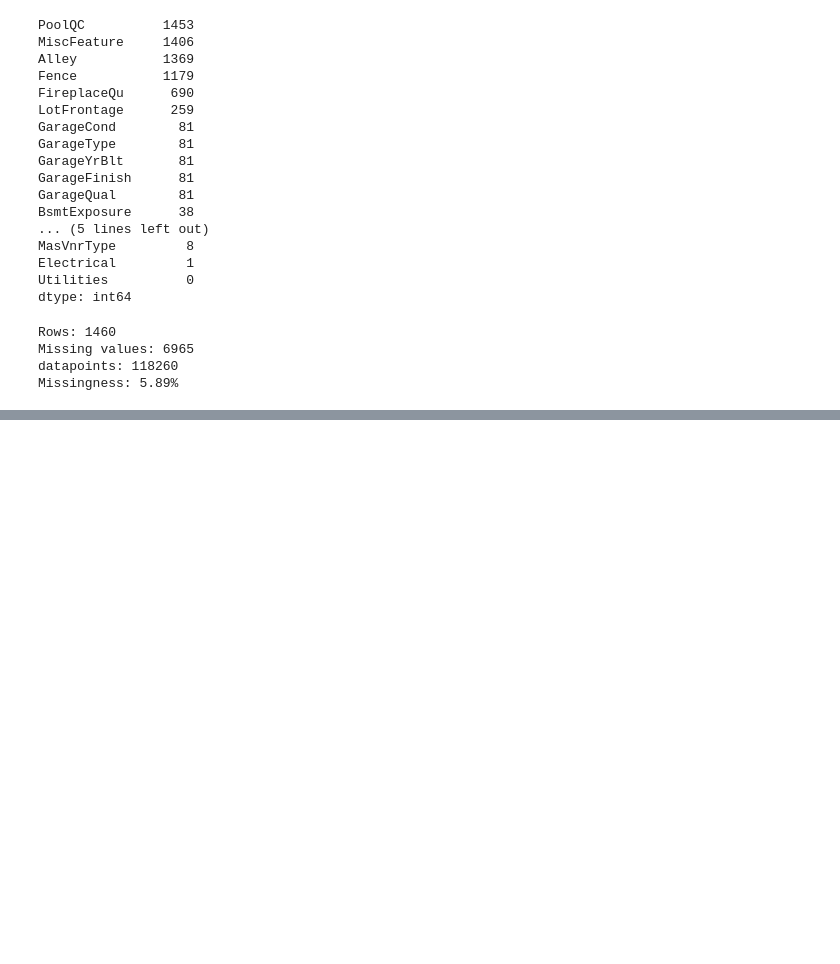
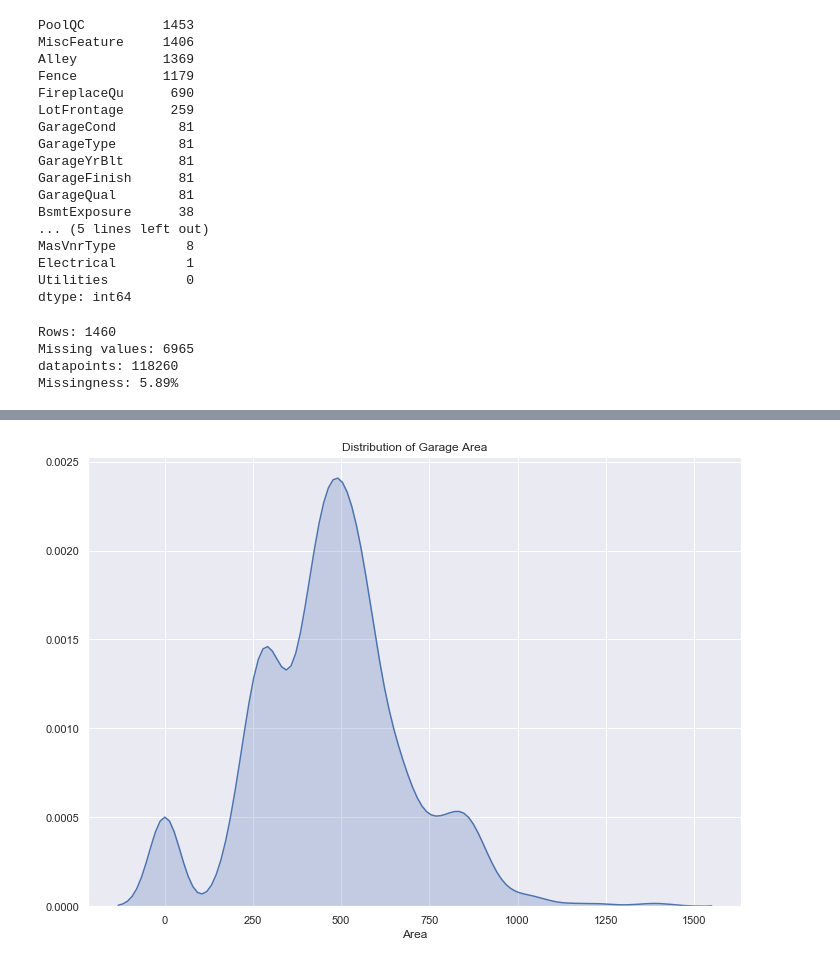
Before and after one commit to whvince/Kaggle-HousePrices, a Jupyter notebook: EDA.ipynb, the cells around one changed output, grey strips where cells are left out. Cells and saved outputs as stored; diff of their text form; code cells hidden in the pictures; blank space fills up the shorter version.

```diff
--- a/EDA.ipynb
+++ b/EDA.ipynb
@@ -127,0 +168,7 @@ Standard Deviation: 79415.29
+# %%
+ax = sns.kdeplot(HousePrices["GarageArea"], shade=True, color="b",legend = False)
+plt.title('Distribution of Garage Area')
+plt.xlabel('Area')
+plt.show()
+# %% [output]
+[figure, added]
```
Also changed, not shown: parts of 11 cells of this notebook, 4 other files.
